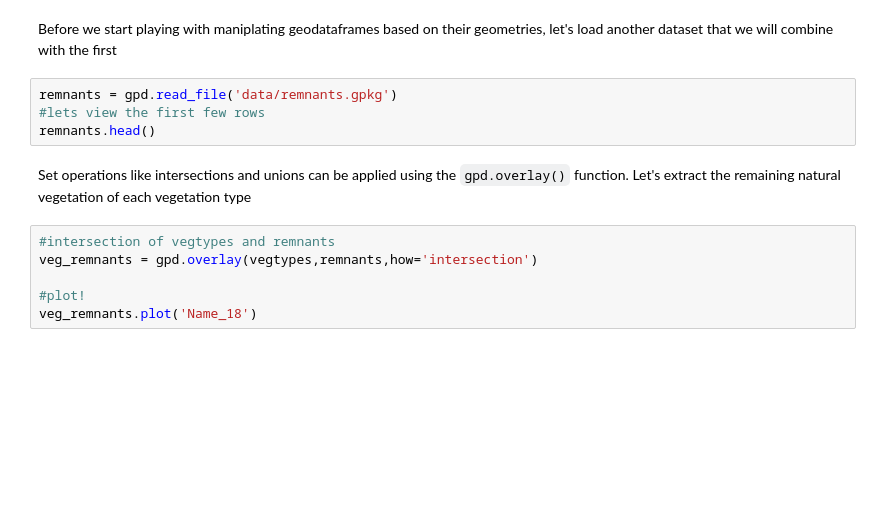
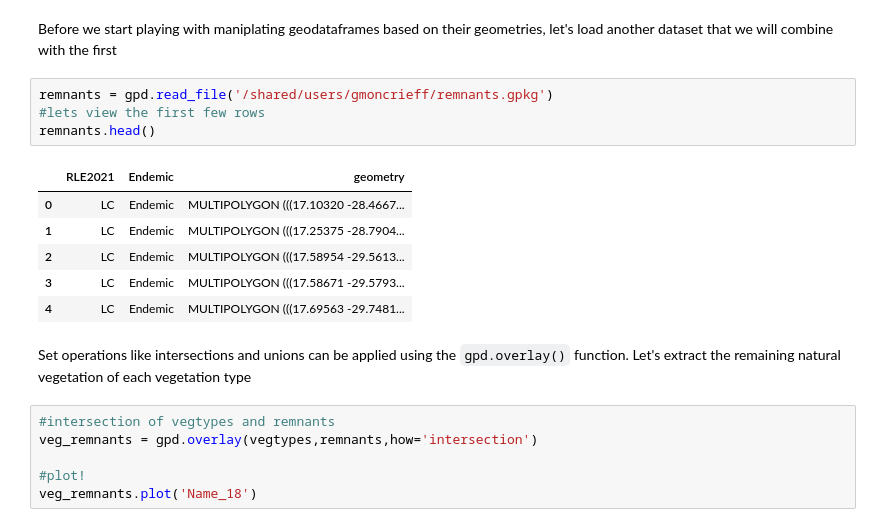
Before and after one commit to ornldaac/bioscape_workshop_sa, a Jupyter notebook: book/tutorials/Geopython/Geopython.ipynb, the cells around one changed output. Cells and saved outputs as stored; diff of their text form; blank space fills up the shorter version.

```diff
--- a/book/tutorials/Geopython/Geopython.ipynb
+++ b/book/tutorials/Geopython/Geopython.ipynb
@@ -223,9 +442,16 @@ vegtypes.plot('Name_18')
 # %% [markdown]
 Before we start playing with maniplating geodataframes based on their geometries, let's load another dataset that we will combine with the first
 # %%
-remnants = gpd.read_file('data/remnants.gpkg')
+remnants = gpd.read_file('/shared/users/gmoncrieff/remnants.gpkg')
 #lets view the first few rows
 remnants.head()
+# %% [output]
+|  | RLE2021 | Endemic | geometry |
+| 0 | LC | Endemic | MULTIPOLYGON (((17.10320 -28.4667... |
+| 1 | LC | Endemic | MULTIPOLYGON (((17.25375 -28.7904... |
+| 2 | LC | Endemic | MULTIPOLYGON (((17.58954 -29.5613... |
+| 3 | LC | Endemic | MULTIPOLYGON (((17.58671 -29.5793... |
+| 4 | LC | Endemic | MULTIPOLYGON (((17.69563 -29.7481... |
 # %% [markdown]
 Set operations like intersections and unions can be applied using the `gpd.overlay()` function. Let's extract the remaining natural vegetation of each vegetation type
 # %%
```
Also changed, not shown: parts of 50 cells of this notebook.
